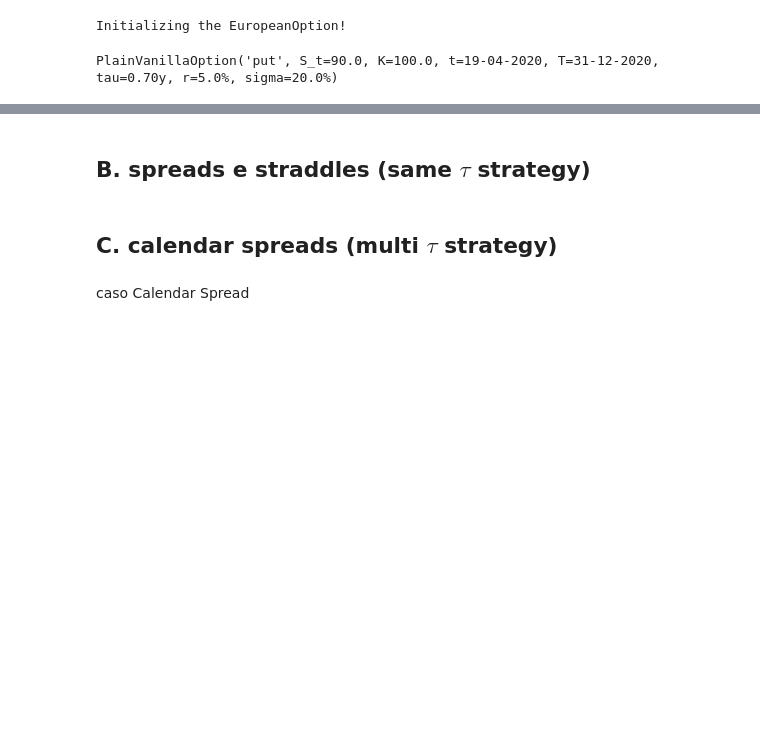
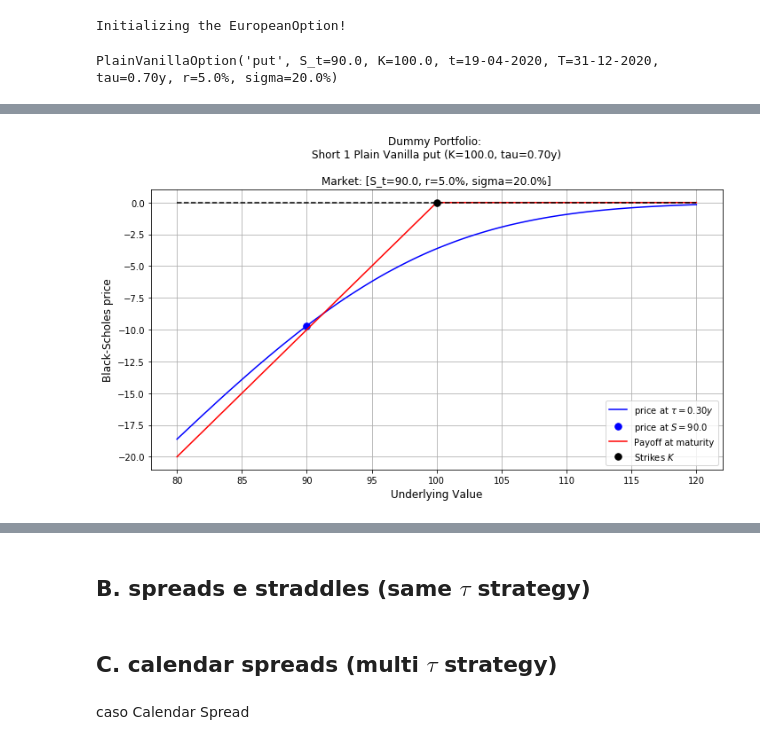
Before and after one commit to gabrielepompa88/IT-For-Business-And-Finance-2019-20, a Jupyter notebook: Notebooks/Derivatives_Analytics___Objects_Composition.ipynb, the cells around one changed output, grey strips where cells are left out. Saved outputs shown, nothing was run; the diff lists cells and outputs as text; code cells hidden in the pictures; blank space fills up the shorter version.

```diff
--- a/Notebooks/Derivatives_Analytics___Objects_Composition.ipynb
+++ b/Notebooks/Derivatives_Analytics___Objects_Composition.ipynb
@@ -2275,8 +2275,12 @@ class Portfolio:
     # composition method
     def add_instrument(self, FinancialInstrument, position):
 
+        long_short = 'Long' if position > 0 else 'Short'
+        instrument_info = long_short + " {} ".format(abs(position)) + FinancialInstrument.get_info()
+
         self.__composition.append({"instrument": FinancialInstrument,
-                                   "position":   position})
+                                   "position":   position,
+                                   "info":       instrument_info})
 
         # update portfolio info strings
         self.__update_info(FinancialInstrument, position)
@@ -2288,7 +2292,7 @@ class Portfolio:
 
     # private method to update the info
     def __update_info(self, fin_inst, pos):
-        self.__info += fin_inst.get_info() + " (position: {})".format(pos) + "\n"
+        self.__info += self.__composition[-1]["info"] + "\n"
         if self.__mkt_info is None:
             self.__mkt_info = fin_inst.get_mkt_info()
 
@@ -2298,10 +2302,16 @@ class Portfolio:
 
 
     def __update_K(self, fin_inst):
-        self.__K = np.append(self.get_K(), fin_inst.get_K())
+        # append new instrument strike
+        strikes = np.append(self.get_K(), fin_inst.get_K())
+        # filter only distinct strikes
+        self.__K = np.unique(strikes)
 
     def __update_tau(self, fin_inst):
-        self.__tau = np.append(self.get_tau(), fin_inst.get_tau())
+        # append new instrument tau
+        times_to_maturity = np.append(self.get_tau(), fin_inst.get_tau())
+        # filter only distinct times-to-maturity
+        self.__tau = np.unique(times_to_maturity)
 
     # portfolio "payoff", that is expiration value
     def payoff(self, *args, **kwargs):
@@ -2407,0 +2870,4 @@ ptf.get_tau()
+# %%
+short_put_ptf = Portfolio()
+short_put_ptf.add_instrument(Vanilla_Put, -1)
+short_put_ptf
@@ -2407,0 +2877,2 @@ ptf.get_tau()
+# %%
+ptf_plotter = PortfolioPlotter(short_put_ptf)
@@ -2407,0 +2888,4 @@ ptf.get_tau()
+# %%
+ptf_plotter.plot(tau=0.3)
+# %% [output]
+[figure, added]
```
Also changed, not shown: parts of 77 cells of this notebook.
